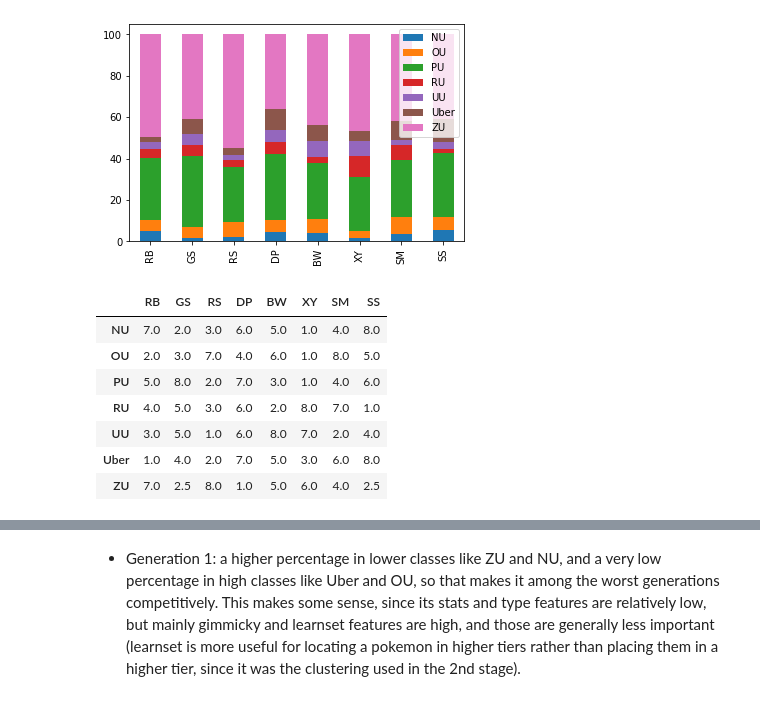
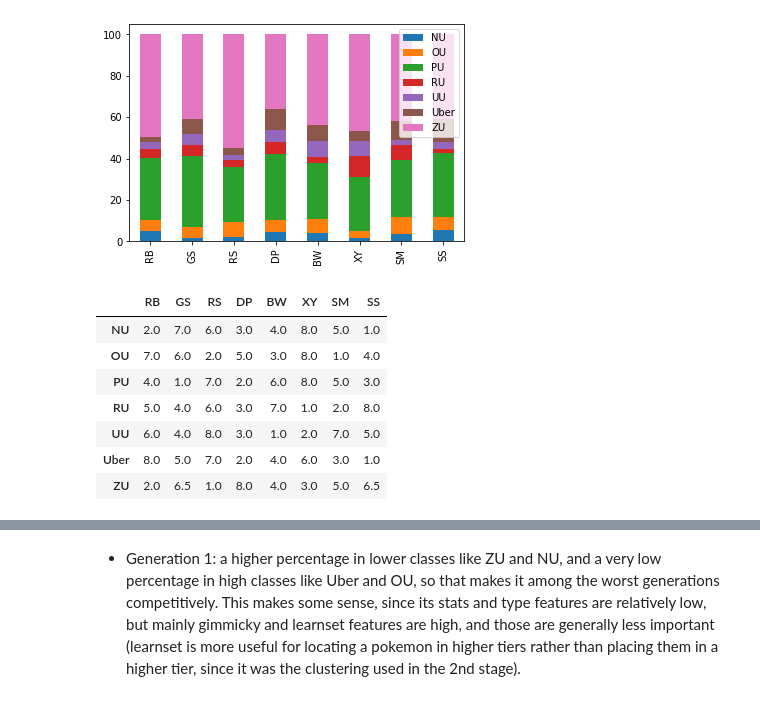
Before and after one commit to MZNewman/Springboard, a Jupyter notebook: SecondCapstone/Modeling_Application.ipynb, the cells around one changed output, grey strips where cells are left out. Cells and saved outputs as stored; diff of their text form; code cells hidden in the pictures.

```diff
--- a/SecondCapstone/Modeling_Application.ipynb
+++ b/SecondCapstone/Modeling_Application.ipynb
@@ -817,14 +809,14 @@ plt.show()
 # %% [output]
 [figure]
 # %%
-gen_value_counts_ranked = gen_value_counts.rank(axis=1)
+gen_value_counts_ranked = gen_value_counts.rank(axis=1, ascending=False)
 gen_value_counts_ranked
 # %% [output]
 |  | RB | GS | RS | DP | BW | XY | SM | SS |
-| NU | 7.0 | 2.0 | 3.0 | 6.0 | 5.0 | 1.0 | 4.0 | 8.0 |
-| OU | 2.0 | 3.0 | 7.0 | 4.0 | 6.0 | 1.0 | 8.0 | 5.0 |
-| PU | 5.0 | 8.0 | 2.0 | 7.0 | 3.0 | 1.0 | 4.0 | 6.0 |
-| RU | 4.0 | 5.0 | 3.0 | 6.0 | 2.0 | 8.0 | 7.0 | 1.0 |
-| UU | 3.0 | 5.0 | 1.0 | 6.0 | 8.0 | 7.0 | 2.0 | 4.0 |
-| Uber | 1.0 | 4.0 | 2.0 | 7.0 | 5.0 | 3.0 | 6.0 | 8.0 |
-| ZU | 7.0 | 2.5 | 8.0 | 1.0 | 5.0 | 6.0 | 4.0 | 2.5 |
+| NU | 2.0 | 7.0 | 6.0 | 3.0 | 4.0 | 8.0 | 5.0 | 1.0 |
+| OU | 7.0 | 6.0 | 2.0 | 5.0 | 3.0 | 8.0 | 1.0 | 4.0 |
+| PU | 4.0 | 1.0 | 7.0 | 2.0 | 6.0 | 8.0 | 5.0 | 3.0 |
+| RU | 5.0 | 4.0 | 6.0 | 3.0 | 7.0 | 1.0 | 2.0 | 8.0 |
+| UU | 6.0 | 4.0 | 8.0 | 3.0 | 1.0 | 2.0 | 7.0 | 5.0 |
+| Uber | 8.0 | 5.0 | 7.0 | 2.0 | 4.0 | 6.0 | 3.0 | 1.0 |
+| ZU | 2.0 | 6.5 | 1.0 | 8.0 | 4.0 | 3.0 | 5.0 | 6.5 |
```
Also changed, not shown: parts of 10 cells of this notebook, 2 other files.
